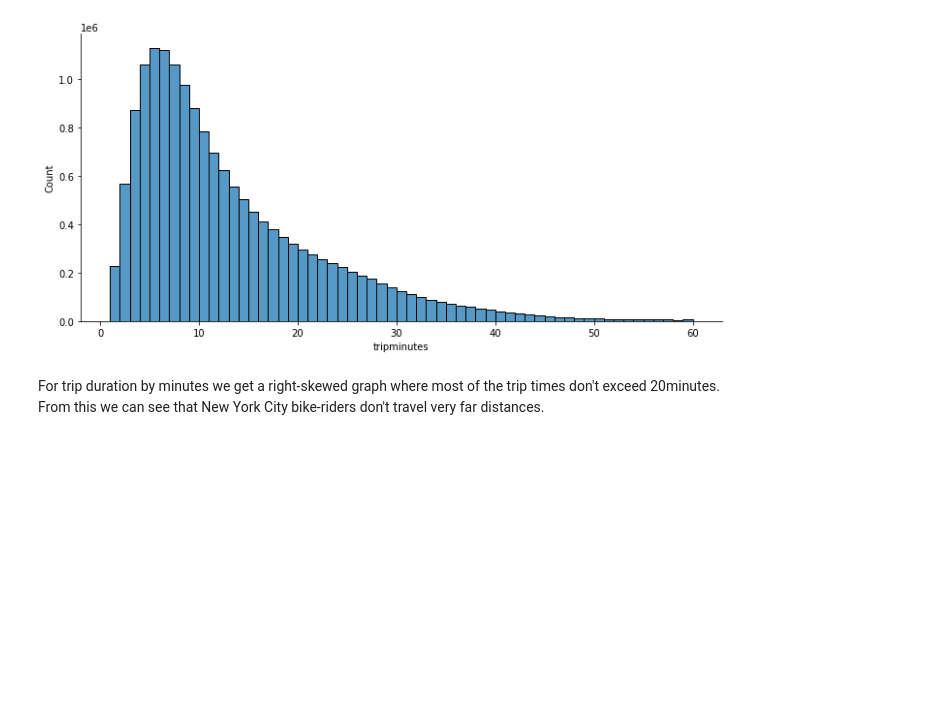
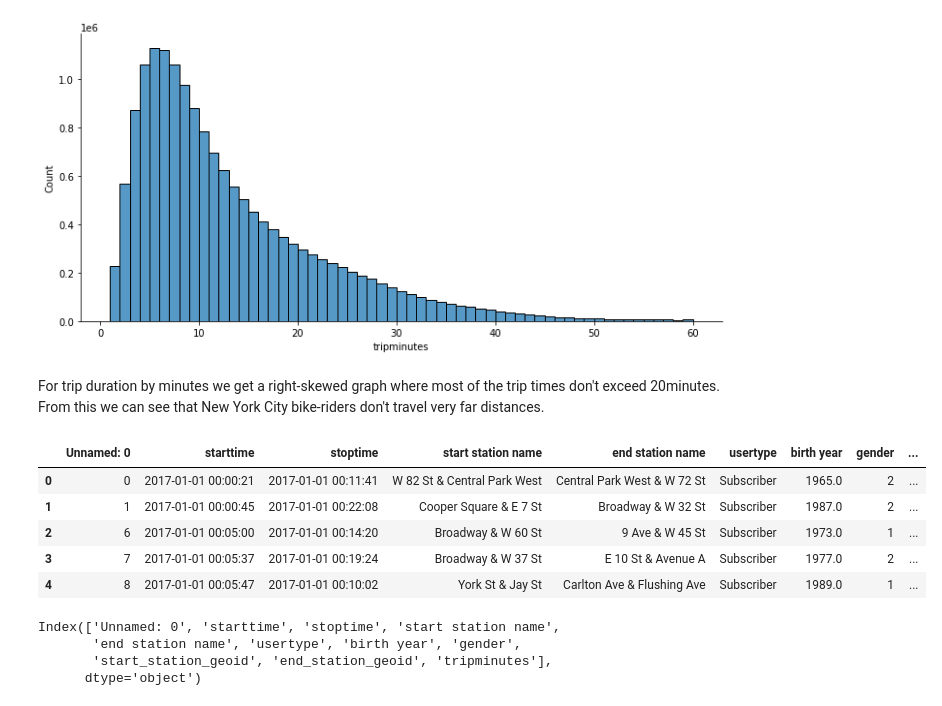
Before and after one commit to shljessie/INFO-2950, a Jupyter notebook: data_exploration/tripdata_exploration.ipynb, the cells around one changed output. Saved outputs shown, nothing was run; the diff lists cells and outputs as text; code cells hidden in the pictures; blank space fills up the shorter version.

```diff
--- a/data_exploration/tripdata_exploration.ipynb
+++ b/data_exploration/tripdata_exploration.ipynb
@@ -94,0 +98,16 @@ From this we can see that New York City bike-riders don't travel very far distan
+# %%
+df.head()
+# %% [output]
+|  | Unnamed: 0 | starttime | stoptime | start station name | end station name | usertype | birth year | gender | ... |
+| 0 | 0 | 2017-01-01 00:00:21 | 2017-01-01 00:11:41 | W 82 St & Central Park West | Central Park West & W 72 St | Subscriber | 1965.0 | 2 | ... |
+| 1 | 1 | 2017-01-01 00:00:45 | 2017-01-01 00:22:08 | Cooper Square & E 7 St | Broadway & W 32 St | Subscriber | 1987.0 | 2 | ... |
+| 2 | 6 | 2017-01-01 00:05:00 | 2017-01-01 00:14:20 | Broadway & W 60 St | 9 Ave & W 45 St | Subscriber | 1973.0 | 1 | ... |
+| 3 | 7 | 2017-01-01 00:05:37 | 2017-01-01 00:19:24 | Broadway & W 37 St | E 10 St & Avenue A | Subscriber | 1977.0 | 2 | ... |
+| 4 | 8 | 2017-01-01 00:05:47 | 2017-01-01 00:10:02 | York St & Jay St | Carlton Ave & Flushing Ave | Subscriber | 1989.0 | 1 | ... |
+# %%
+df.columns
+# %% [output]
+Index(['Unnamed: 0', 'starttime', 'stoptime', 'start station name',
+       'end station name', 'usertype', 'birth year', 'gender',
+       'start_station_geoid', 'end_station_geoid', 'tripminutes'],
+      dtype='object')
```
Also changed, not shown: parts of 3 cells of this notebook.
